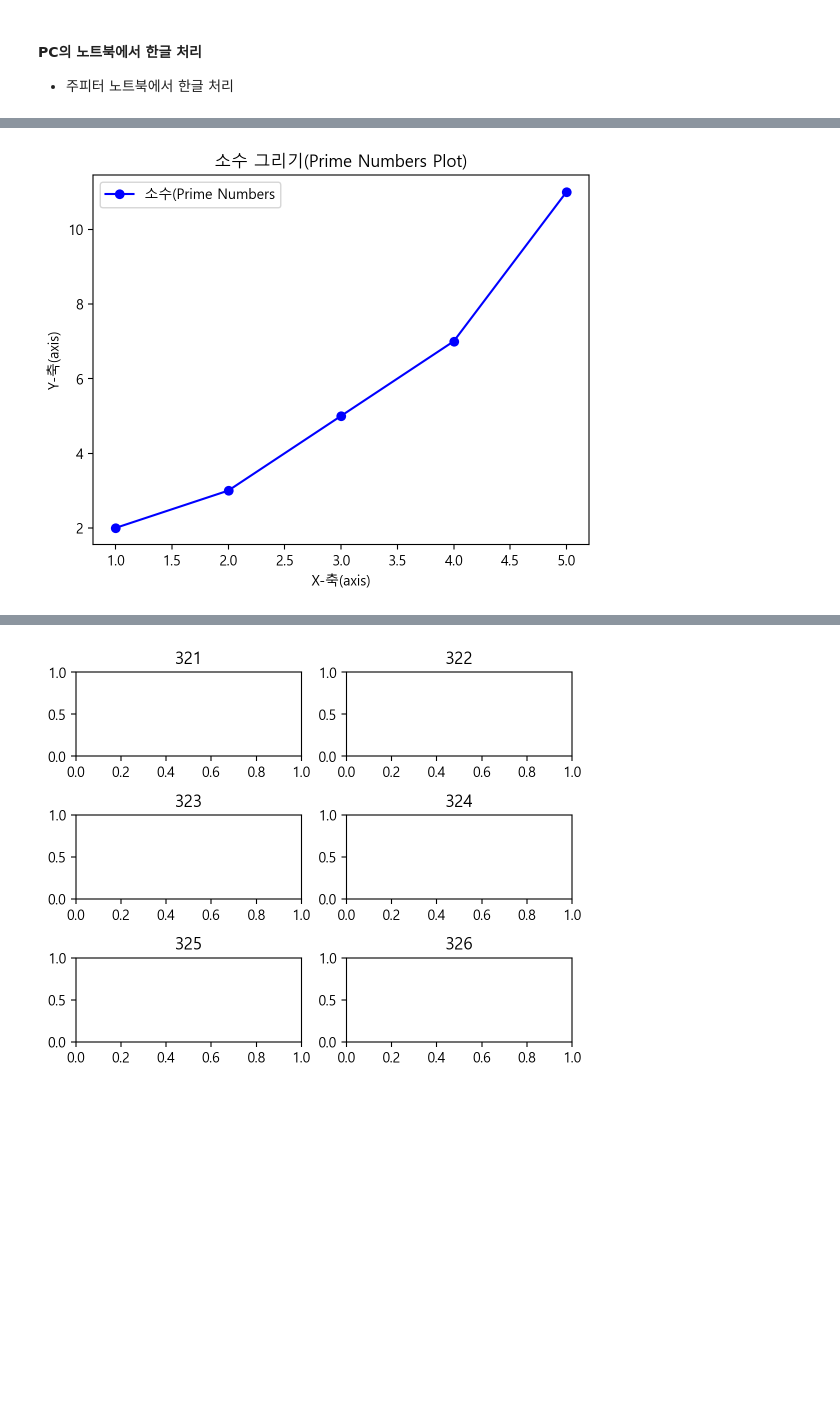
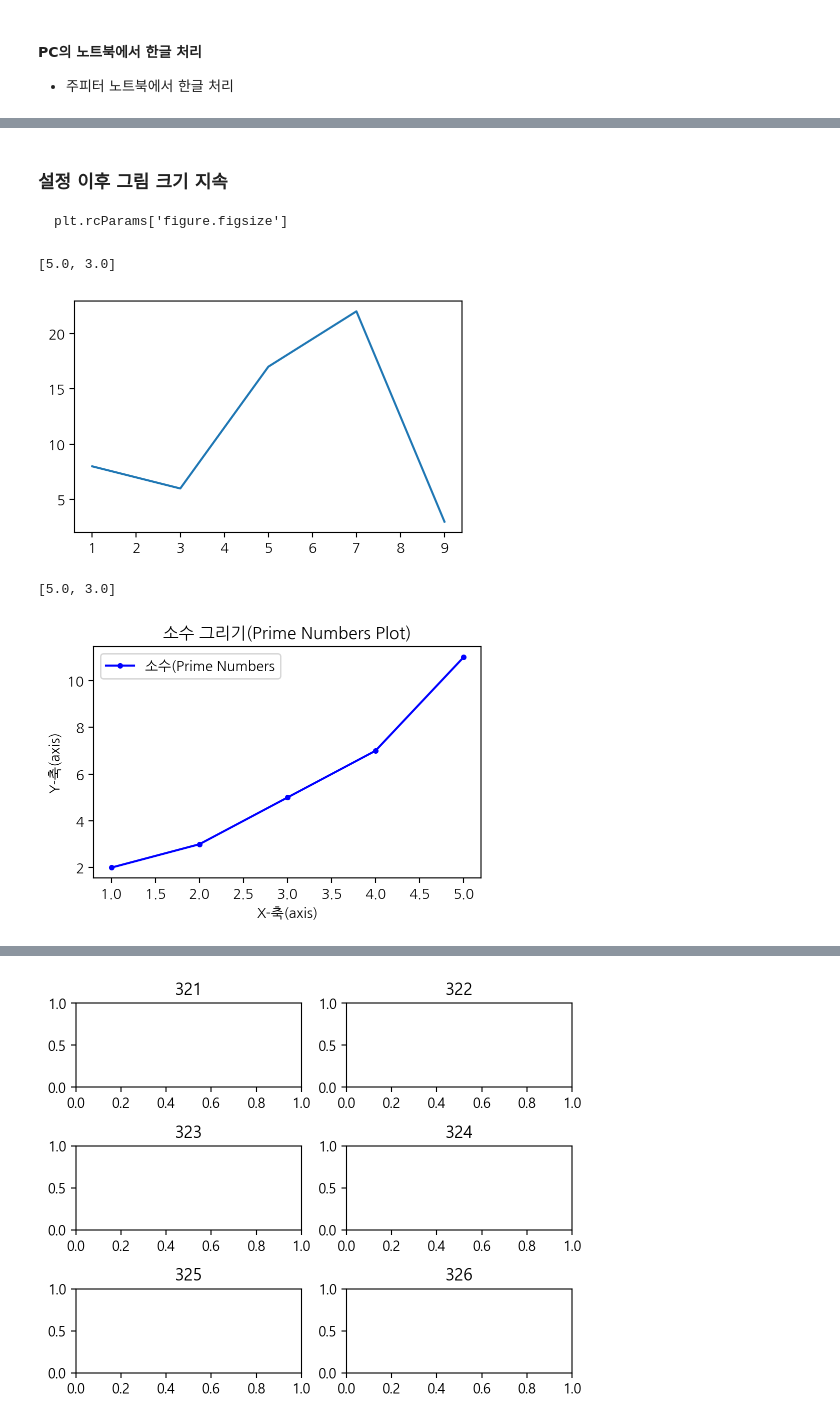
Before and after one commit to InHyeok-Hwang/Intro-DA, a Jupyter notebook: code/w07_matplotlib_vis.ipynb, the cells around one changed output, grey strips where cells are left out. Cells and saved outputs as stored; diff of their text form; code cells hidden in the pictures; blank space fills up the shorter version.

````diff
--- a/code/w07_matplotlib_vis.ipynb
+++ b/code/w07_matplotlib_vis.ipynb
@@ -38,8 +56,5 @@ plt.show()
 # %%
 import matplotlib.pyplot as plt
-
-plt.rcParams['font.family'] ='Malgun Gothic'
-plt.rcParams['axes.unicode_minus'] = False
 
 plt.plot([1, 3, 5, 7, 9], [8, 6, 17, 22, 3])
 plt.title('직선 그래프 그리기')
@@ -49,23 +74,42 @@ plt.show()
+# %% [markdown]
+### 설정 이후 그림 크기 지속
+```
+plt.rcParams['figure.figsize']
+```
+# %%
+plt.rcParams['figure.figsize']
+# %% [output]
+[5.0, 3.0]
+# %%
+plt.rcParams['figure.figsize'] = (5, 3)
+plt.plot([1, 3, 5, 7, 9], [8, 6, 17, 22, 3])
+plt.show()
+# %% [output]
+[figure, added]
+# %%
+plt.rcParams['figure.figsize'] # 현재 그림 크기 조회
+# %% [output]
+[5.0, 3.0]
 # %%
 import matplotlib.pyplot as plt
 
 # 데이터 생성
 x = [1, 2, 3, 4, 5]
 y = [2, 3, 5, 7, 11]
 
 # 선 플롯 생성
-plt.plot(x, y, marker='o', linestyle='-', color='b', label='소수(Prime Numbers')
+plt.plot(x, y, marker='.', linestyle='-', color='b', label='소수(Prime Numbers')
 
 # 축 및 제목 설정
 plt.xlabel('X-축(axis)')
 plt.ylabel('Y-축(axis)')
 plt.title('소수 그리기(Prime Numbers Plot)')
 plt.legend()
 
 # 플롯 표시
 plt.show()
 # %% [output]
-[figure, old version]
+[figure, new version]
 # %%
 import matplotlib.pyplot as plt
 
````
Also changed, not shown: parts of 22 cells of this notebook.
